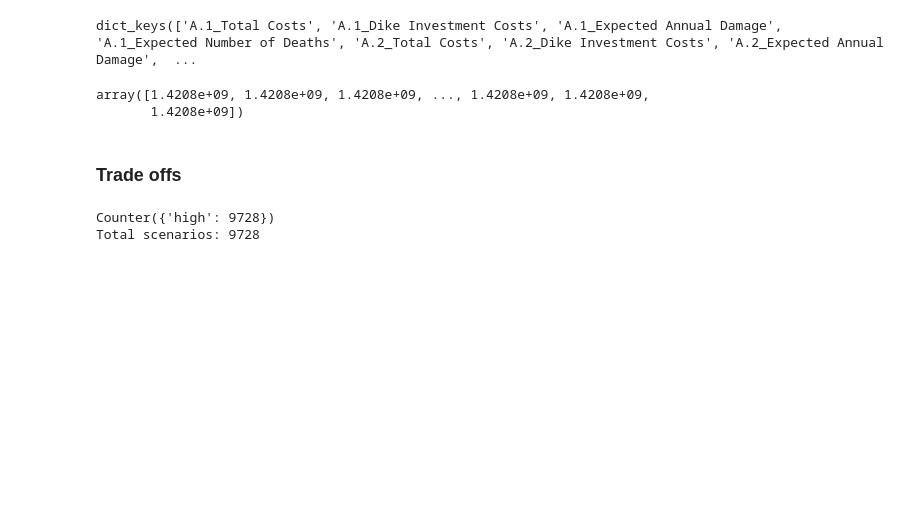
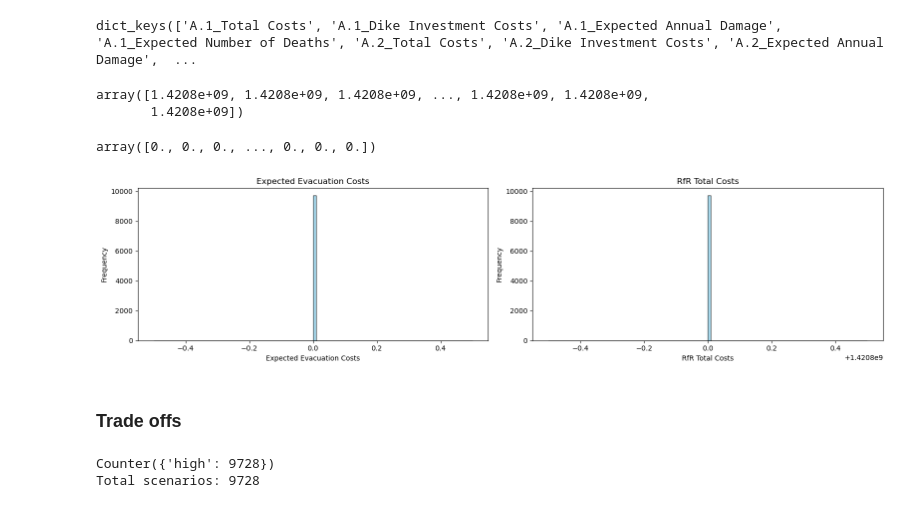
Before and after one commit to movephutthaphaiboon/epa141a-flood-policy-optimization-overijssel, a Jupyter notebook: final assignment/0_QuickTestPolicy_MultiScenario.ipynb, the cells around one changed output. Saved outputs shown, nothing was run; the diff lists cells and outputs as text; code cells hidden in the pictures; blank space fills up the shorter version.

```diff
--- a/final assignment/0_QuickTestPolicy_MultiScenario.ipynb
+++ b/final assignment/0_QuickTestPolicy_MultiScenario.ipynb
@@ -197,6 +194,29 @@ outcomes["RfR Total Costs"]
 # %% [output]
 array([1.4208e+09, 1.4208e+09, 1.4208e+09, ..., 1.4208e+09, 1.4208e+09,
        1.4208e+09])
+# %%
+outcomes["Expected Evacuation Costs"]
+# %% [output]
+array([0., 0., 0., ..., 0., 0., 0.])
+# %%
+fig, axes = plt.subplots(1, 2, figsize=(16, 4))
+
+# Histogram for Expected Evacuation Costs
+axes[0].hist(outcomes["Expected Evacuation Costs"], bins=100, color='skyblue', edgecolor='black', alpha=0.7)
+axes[0].set_xlabel("Expected Evacuation Costs")
+axes[0].set_ylabel("Frequency")
+axes[0].set_title("Expected Evacuation Costs")
+
+# Histogram for RfR Total Costs
+axes[1].hist(outcomes["RfR Total Costs"], bins=100, color='skyblue', edgecolor='black', alpha=0.7)
+axes[1].set_xlabel("RfR Total Costs")
+axes[1].set_ylabel("Frequency")
+axes[1].set_title("RfR Total Costs")
+
+plt.tight_layout()
+plt.show()
+# %% [output]
+[figure, added]
 # %% [markdown]
 ### Trade offs
 # %%
```
Also changed, not shown: parts of 3 cells of this notebook.
